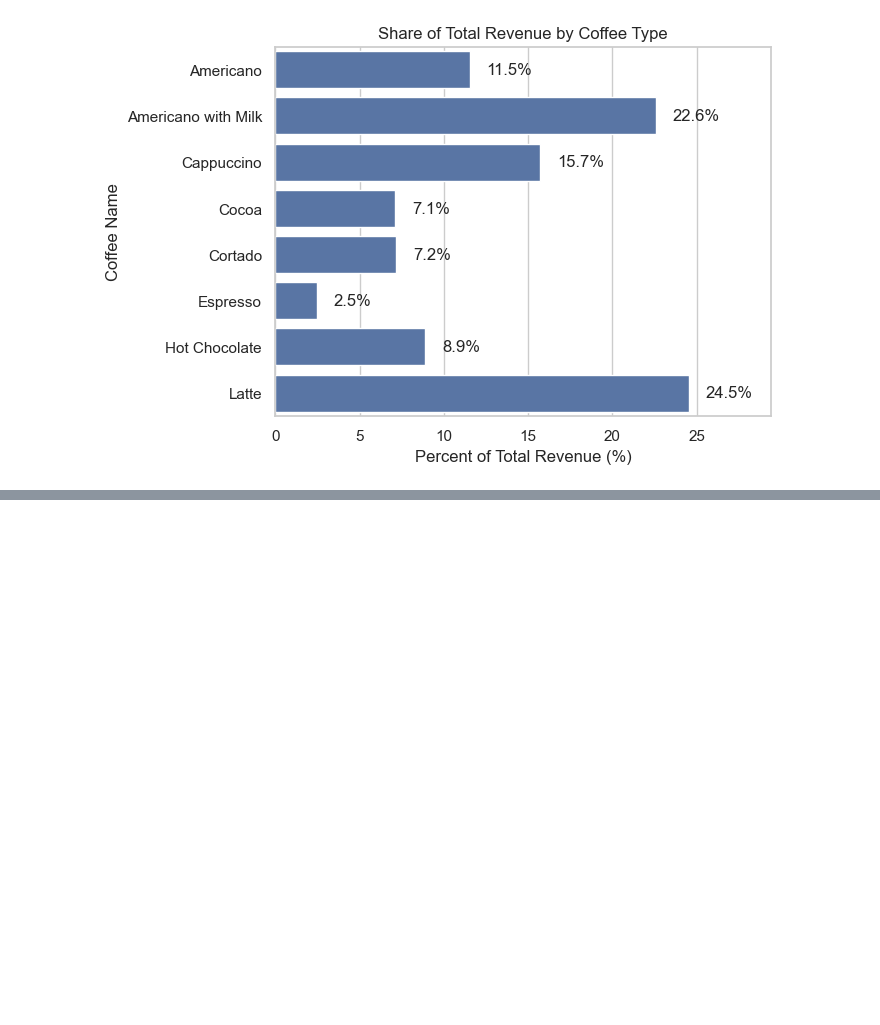
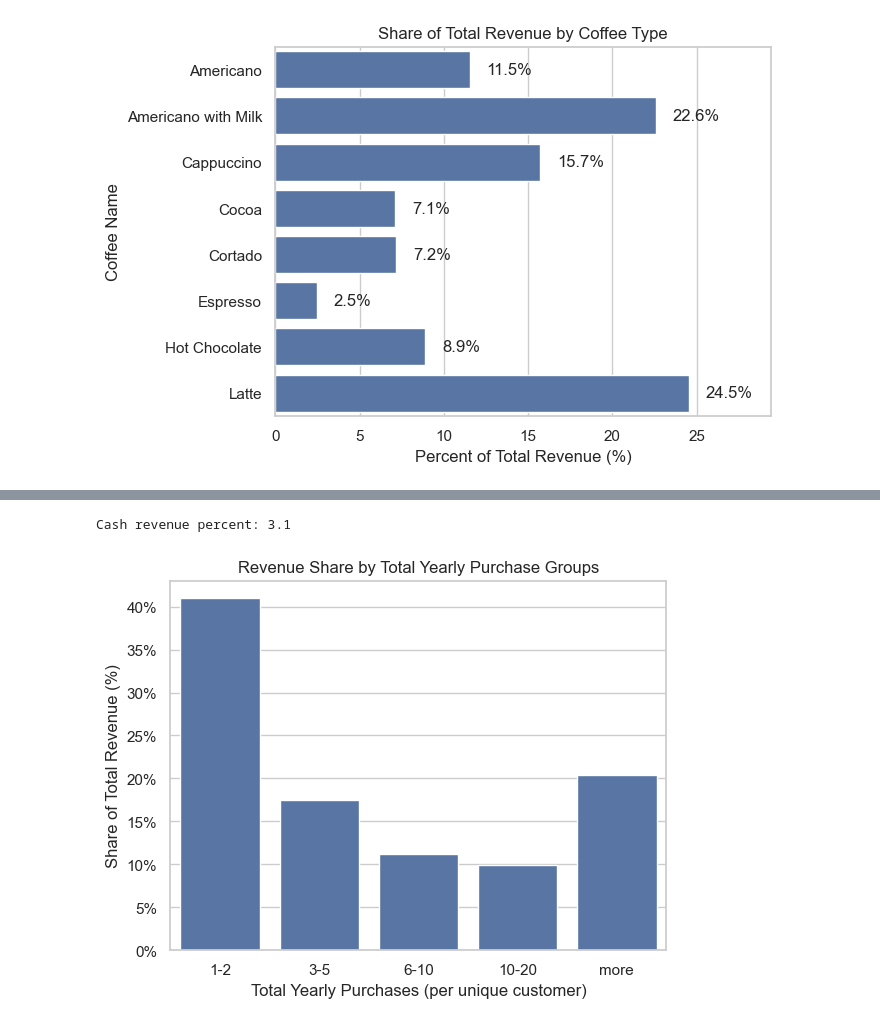
Before and after one commit to baby-platom/uni-visualization, a Jupyter notebook: main.ipynb, the cells around one changed output, grey strips where cells are left out. Saved outputs shown, nothing was run; the diff lists cells and outputs as text; code cells hidden in the pictures; blank space fills up the shorter version.

```diff
--- a/main.ipynb
+++ b/main.ipynb
@@ -350,0 +365,38 @@ plt.show()
+# %%
+import matplotlib.ticker as mtick
+
+# Make sure that the total cash revenue is minor
+cash_revenue_pct = df[df["card"].isnull()]["money"].sum() / total_revenue * 100
+print("Cash revenue percent:", round(cash_revenue_pct, 1))
+
+
+# Total num of purchases and revenue per customer
+customer_stats = (
+    df.groupby("card")
+    .agg(total_purchases=("date", "count"), total_revenue=("money", "sum"))
+    .reset_index()
+)
+
+# Split into groups
+bins = [0.5, 2.5, 5.5, 10.5, 20.5, np.inf]
+labels = ["1-2", "3-5", "6-10", "10-20", "more"]
+
+customer_stats["purchase_group"] = pd.cut(
+    customer_stats["total_purchases"], bins=bins, labels=labels
+)
+group_revenue = customer_stats.groupby("purchase_group")["total_revenue"].sum()
+
+total_revenue_all = customer_stats["total_revenue"].sum()
+revenue_share = group_revenue / total_revenue_all
+
+ax = sns.barplot(x=revenue_share.index, y=revenue_share.values * 100)
+ax.yaxis.set_major_formatter(mtick.PercentFormatter(decimals=0))
+
+plt.xlabel("Total Yearly Purchases (per unique customer)")
+plt.ylabel("Share of Total Revenue (%)")
+plt.title("Revenue Share by Total Yearly Purchase Groups")
+
+plt.show()
+# %% [output]
+Cash revenue percent: 3.1
+[figure, added]
```
Also changed, not shown: parts of 18 cells of this notebook.
